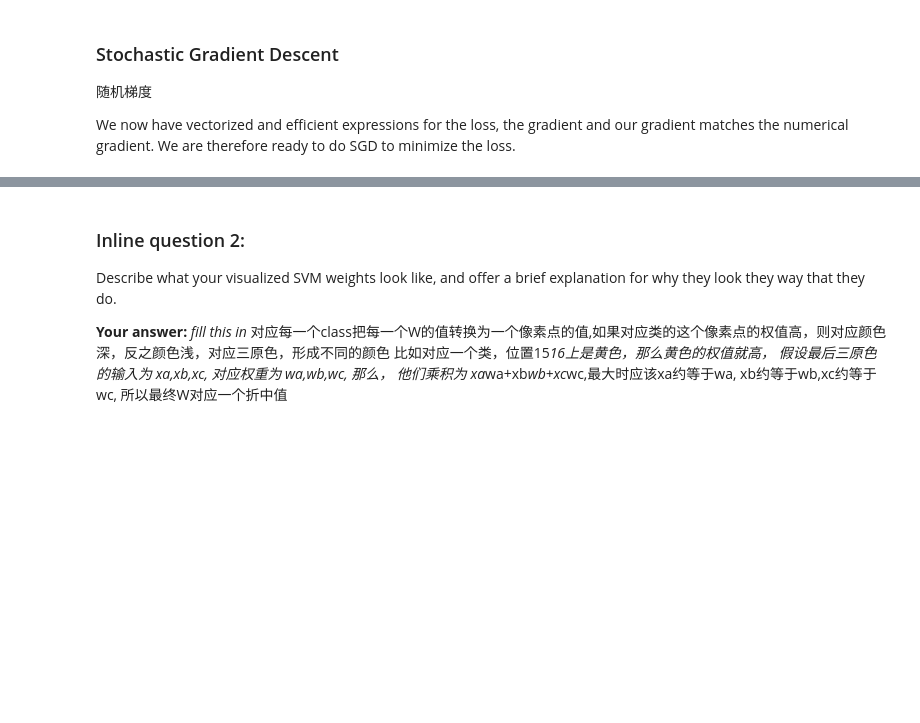
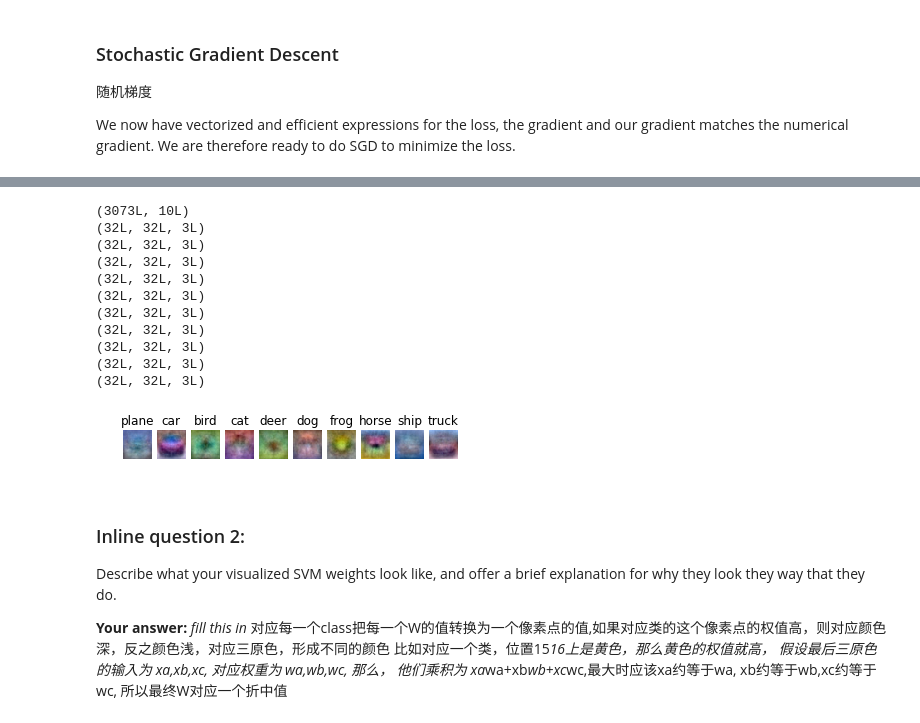
Before and after one commit to wuoshiwzm/cs231n, a Jupyter notebook: assignment1/svm.ipynb, the cells around one changed output, grey strips where cells are left out. Cells and saved outputs as stored; diff of their text form; code cells hidden in the pictures; blank space fills up the shorter version.

```diff
--- a/assignment1/svm.ipynb
+++ b/assignment1/svm.ipynb
@@ -395,26 +476,39 @@ print 'linear SVM on raw pixels final test set accuracy: %f' % test_accuracy
 # %%
 # Visualize the learned weights for each class.
 # Depending on your choice of learning rate and regularization strength, these may
 # or may not be nice to look at.
 print best_svm.W.shape
 w = best_svm.W[:-1,:] # strip out the bias
 w = w.reshape(32, 32, 3, 10)
 
 w_min, w_max = np.min(w), np.max(w)
 classes = ['plane', 'car', 'bird', 'cat', 'deer', 'dog', 'frog', 'horse', 'ship', 'truck']
 for i in xrange(10):
-  plt.subplot(2, 5, i + 1)
+  plt.subplot(1, 10, i + 1)
 
   # Rescale the weights to be between 0 and 255
   # np.squeeze,去掉shape为1的数据
   # 把i类对应W的每一个值  归一到 0-255之间
   # w[:, :, :, i].shape : (32L, 32L, 3L)
   # w[:, :, :, i].squeeze().shape:(32L, 32L, 3L)
   wimg = 255.0 * (w[:, :, :, i].squeeze() - w_min) / (w_max - w_min)
   print wimg.shape
   plt.imshow(wimg.astype('uint8'))
   plt.axis('off')
   plt.title(classes[i])
+# %% [output]
+(3073L, 10L)
+(32L, 32L, 3L)
+(32L, 32L, 3L)
+(32L, 32L, 3L)
+(32L, 32L, 3L)
+(32L, 32L, 3L)
+(32L, 32L, 3L)
+(32L, 32L, 3L)
+(32L, 32L, 3L)
+(32L, 32L, 3L)
+(32L, 32L, 3L)
+[figure, added]
 # %% [markdown]
 ### Inline question 2:
 Describe what your visualized SVM weights look like, and offer a brief explanation for why they look they way that they do.
```
Also changed, not shown: parts of 12 cells of this notebook, 18 other files.
